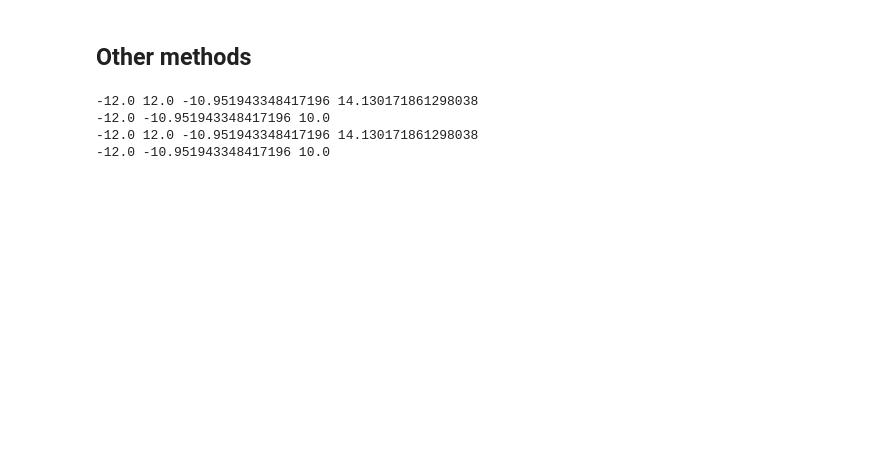
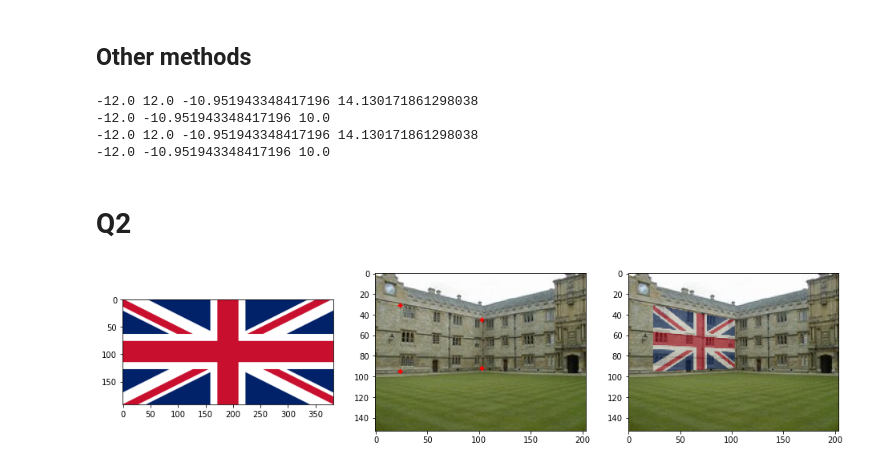
Before and after one commit to Avishka-Perera/UoM-S4-EN2550-Assignments, a Jupyter notebook: Answers/Assignment-2/assignment-2.ipynb, the cells around one changed output. Saved outputs shown, nothing was run; the diff lists cells and outputs as text; code cells hidden in the pictures; blank space fills up the shorter version.

Commit message:
image warp and blend

```diff
--- a/Answers/Assignment-2/assignment-2.ipynb
+++ b/Answers/Assignment-2/assignment-2.ipynb
@@ -228,3 +222,40 @@ print(center_x, center_y, radius)
 -12.0 -10.951943348417196 10.0
 -12.0 12.0 -10.951943348417196 14.130171861298038
 -12.0 -10.951943348417196 10.0
+# %% [markdown]
+# Q2
+# %%
+building = cv.imread("assets/warp/building-1.jpg", cv.IMREAD_ANYCOLOR)
+flag = cv.imread("assets/warp/flag-uk.png", cv.IMREAD_ANYCOLOR)
+
+source_points = np.array([
+    [0,0],
+    [flag.shape[1], 0],
+    [0, flag.shape[0]],
+    [flag.shape[1], flag.shape[0]],
+]).astype(np.float32)
+destination_points = np.array([
+    [24, 31],
+    [103, 45],
+    [24, 95],
+    [103, 92]
+]).astype(np.float32)           # By manually inspecting the image
+opacity = 0.5 # (should be between 0 and 1)
+
+display_building = building.copy()
+for i in range(4):
+    cv.circle(display_building, destination_points[i].astype(int), 2, [0,0,255], -1)
+
+homography = cv.getPerspectiveTransform(source_points, destination_points)
+warped_img = cv.warpPerspective(flag, homography, building.shape[:2][::-1])
+output = building.copy()
+boolean_mat = warped_img != 0
+output[boolean_mat] = warped_img[boolean_mat]*opacity + building[boolean_mat]*(1-opacity)
+
+fig, ax = plt.subplots(1,3, figsize=(16,8))
+ax[0].imshow(cv.cvtColor(flag, cv.COLOR_BGR2RGB))
+ax[1].imshow(cv.cvtColor(display_building, cv.COLOR_BGR2RGB))
+ax[2].imshow(cv.cvtColor(output, cv.COLOR_BGR2RGB))
+plt.show()
+# %% [output]
+[figure, added]
```
Also changed, not shown: parts of 2 cells of this notebook, 2 other files.
